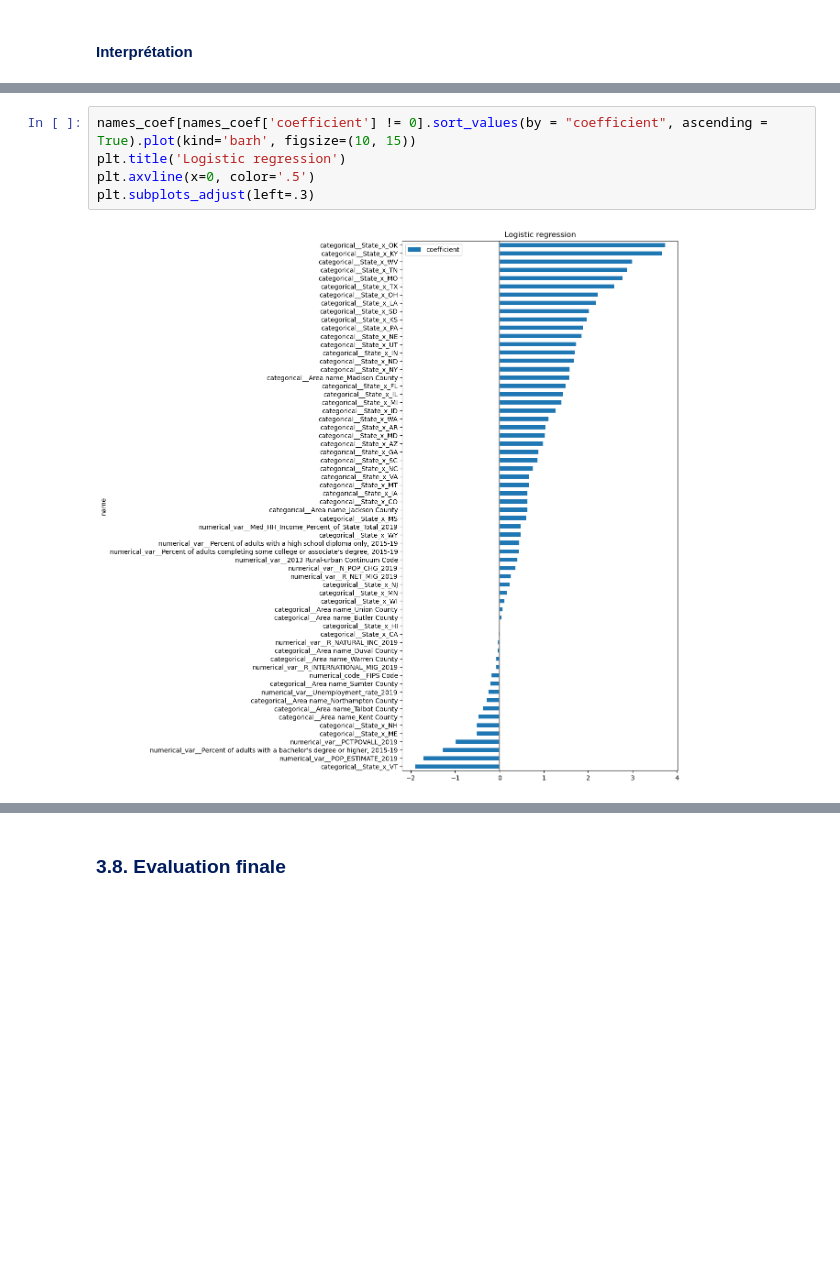
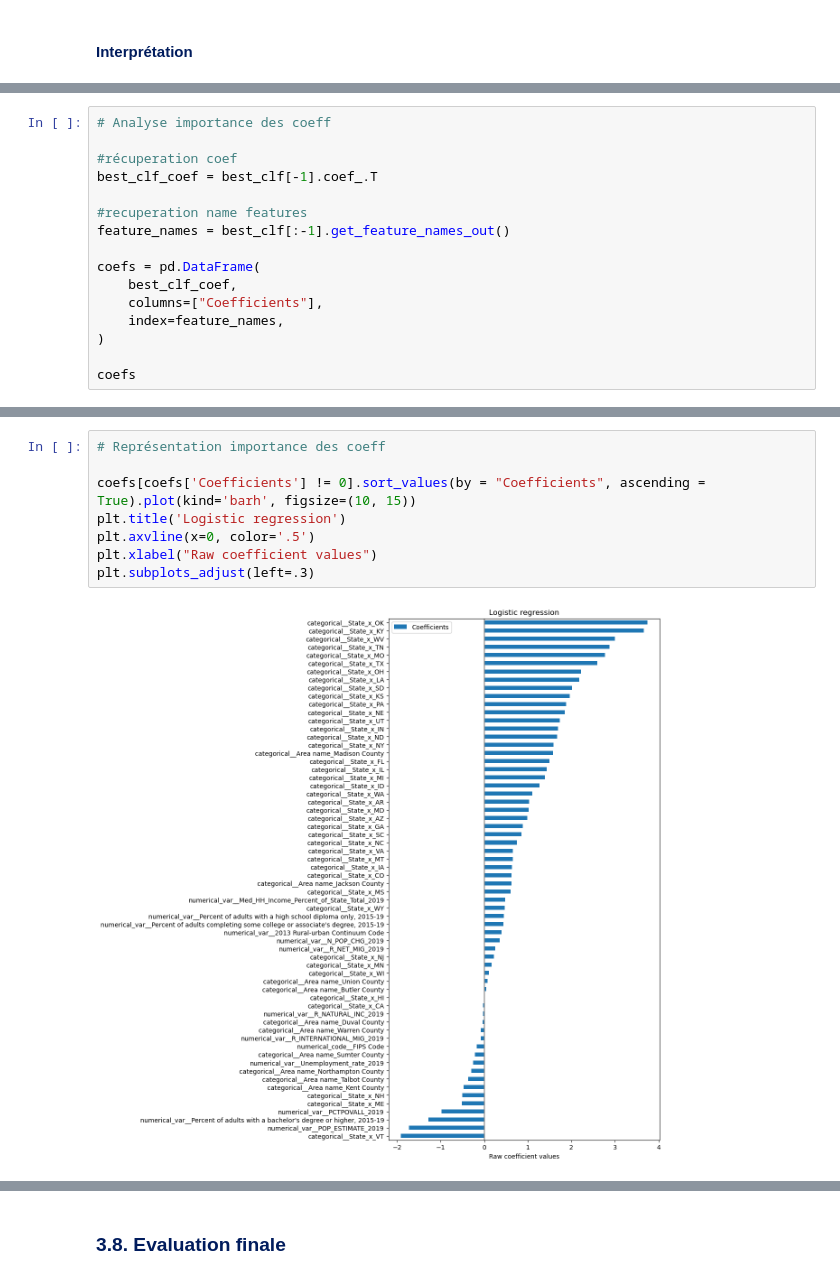
Before and after one commit to julieVVN/Classification, a Jupyter notebook: notebooks/projet4_classif_modelisation.ipynb, the cells around one changed output, grey strips where cells are left out. Drawn from its saved outputs; the diff is of its cells as text; blank space fills up the shorter version.

```diff
--- a/notebooks/projet4_classif_modelisation.ipynb
+++ b/notebooks/projet4_classif_modelisation.ipynb
@@ -594,0 +573,16 @@ coef_best_negative
+# %%
+# Analyse importance des coeff
+
+#récuperation coef
+best_clf_coef = best_clf[-1].coef_.T
+
+#recuperation name features
+feature_names = best_clf[:-1].get_feature_names_out()
+
+coefs = pd.DataFrame(
+    best_clf_coef,
+    columns=["Coefficients"],
+    index=feature_names,
+)
+
+coefs
@@ -595,7 +603,10 @@ coef_best_negative
 # %%
-names_coef[names_coef['coefficient'] != 0].sort_values(by = "coefficient", ascending = True).plot(kind='barh', figsize=(10, 15))
+# Représentation importance des coeff
+
+coefs[coefs['Coefficients'] != 0].sort_values(by = "Coefficients", ascending = True).plot(kind='barh', figsize=(10, 15))
 plt.title('Logistic regression')
 plt.axvline(x=0, color='.5')
+plt.xlabel("Raw coefficient values")
 plt.subplots_adjust(left=.3)
 # %% [output]
-[figure, old version]
+[figure, new version]
```
Also changed, not shown: parts of 35 cells of this notebook, 1 other file.
